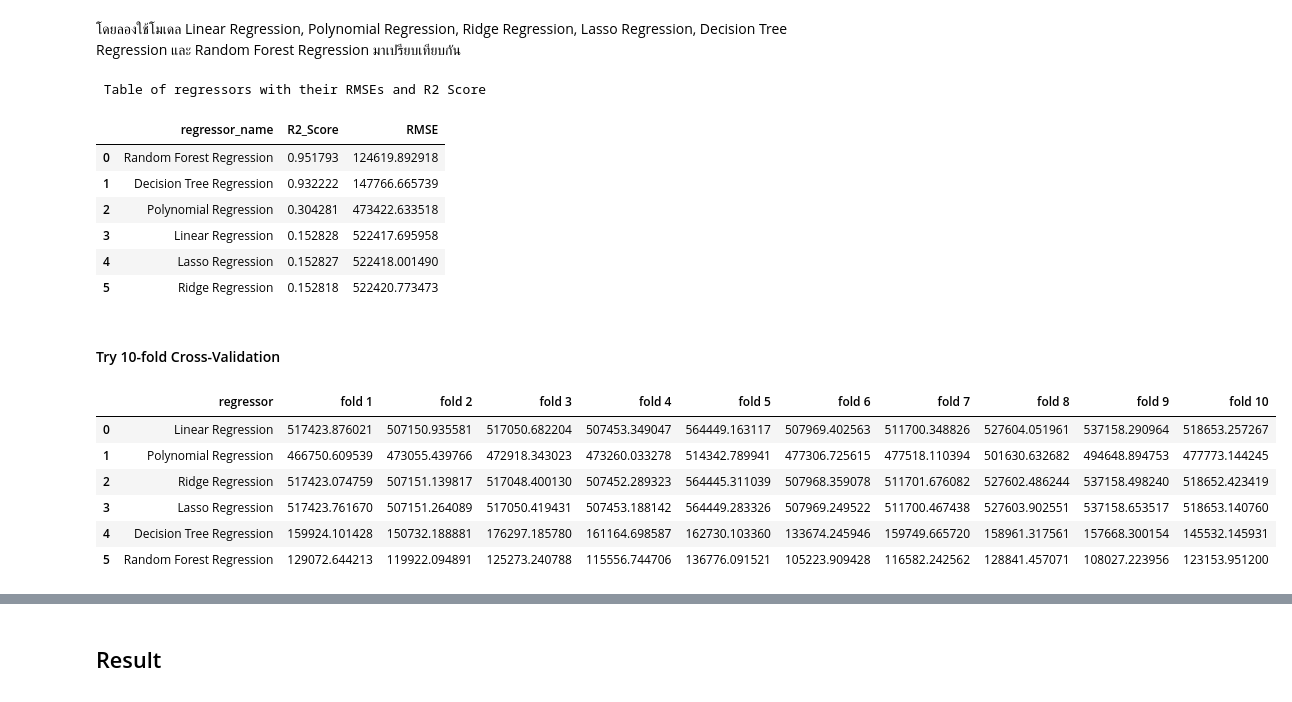
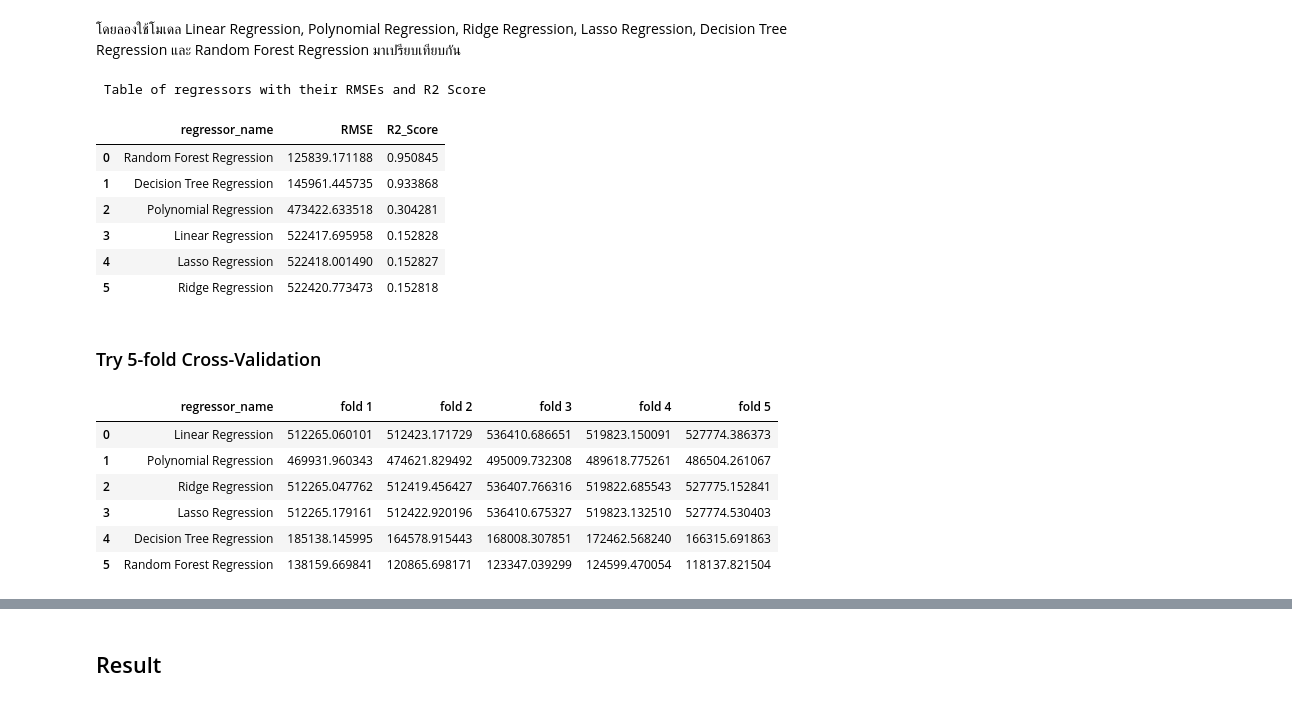
Before and after one commit to SatNichapon/DSI205_project, a Jupyter notebook: DSI205project.ipynb, the cells around one changed output, grey strips where cells are left out. Saved outputs shown, nothing was run; the diff lists cells and outputs as text; code cells hidden in the pictures.

```diff
--- a/DSI205project.ipynb
+++ b/DSI205project.ipynb
@@ -410,21 +405,22 @@ regressor_names = ['Linear Regression', 'Polynomial Regression', 'Ridge Regressi
 # %%
 # เรียกใช้ฟังก์ชัน evaluate_regressors_rmses_r2
 print('\033[1m Table of regressors with their RMSEs and R2 Score')
-evaluate_regressors_rmses_r2(regressors, regressor_names, X_train, y_train, X_test, y_test)
+first_result = evaluate_regressors_rmses_r2(regressors, regressor_names, X_train, y_train, X_test, y_test)
+first_result
 # %% [output]
  Table of regressors with their RMSEs and R2 Score
-|  | regressor_name | R2_Score | RMSE |
-| 0 | Random Forest Regression | 0.951793 | 124619.892918 |
-| 1 | Decision Tree Regression | 0.932222 | 147766.665739 |
-| 2 | Polynomial Regression | 0.304281 | 473422.633518 |
-| 3 | Linear Regression | 0.152828 | 522417.695958 |
-| 4 | Lasso Regression | 0.152827 | 522418.001490 |
-| 5 | Ridge Regression | 0.152818 | 522420.773473 |
+|  | regressor_name | RMSE | R2_Score |
+| 0 | Random Forest Regression | 125839.171188 | 0.950845 |
+| 1 | Decision Tree Regression | 145961.445735 | 0.933868 |
+| 2 | Polynomial Regression | 473422.633518 | 0.304281 |
+| 3 | Linear Regression | 522417.695958 | 0.152828 |
+| 4 | Lasso Regression | 522418.001490 | 0.152827 |
+| 5 | Ridge Regression | 522420.773473 | 0.152818 |
 # %% [markdown]
-#### Try 10-fold Cross-Validation
+### Try 5-fold Cross-Validation
 # %%
 # สร้างฟังก์ชัน compare_cross_val ที่รับค่า regressors, X_train, y_train โดยฟังก์ชันจะทำการ train โมเดล ทำนาย y_pred และ return ค่า RMSE และ R squared
-def compare_cross_val(regressors, X_train, y_train, cv=10, scoring='r2'):
+def compare_cv(regressors, X_train, y_train, cv=5, scoring='neg_root_mean_squared_error'):
 
   if scoring[:3] != 'neg':
     scores = [cross_val_score(regressor, X_train, y_train, cv=cv, scoring=scoring) for regressor in regressors]
@@ -435,17 +431,17 @@ def compare_cross_val(regressors, X_train, y_train, cv=10, scoring='r2'):
   cross_df = cross_df.reset_index()
 
   indices = [int(fold)+1 for fold in list(cross_df.columns)[1:]]
-  cross_df.columns = ['regressor'] + [f'fold {ind}' for ind in indices]
+  cross_df.columns = ['regressor_name'] + [f'fold {ind}' for ind in indices]
 
   return cross_df
 # %%
-compare_cross_val(regressors, X_train, y_train, cv=10, scoring='neg_root_mean_squared_error')
+compare_cv(regressors, X_train, y_train)
 # %% [output]
-|  | regressor | fold 1 | fold 2 | fold 3 | fold 4 | fold 5 | fold 6 | fold 7 | fold 8 | fold 9 | fold 10 |
-| 0 | Linear Regression | 517423.876021 | 507150.935581 | 517050.682204 | 507453.349047 | 564449.163117 | 507969.402563 | 511700.348826 | 527604.051961 | 537158.290964 | 518653.257267 |
-| 1 | Polynomial Regression | 466750.609539 | 473055.439766 | 472918.343023 | 473260.033278 | 514342.789941 | 477306.725615 | 477518.110394 | 501630.632682 | 494648.894753 | 477773.144245 |
-| 2 | Ridge Regression | 517423.074759 | 507151.139817 | 517048.400130 | 507452.289323 | 564445.311039 | 507968.359078 | 511701.676082 | 527602.486244 | 537158.498240 | 518652.423419 |
-| 3 | Lasso Regression | 517423.761670 | 507151.264089 | 517050.419431 | 507453.188142 | 564449.283326 | 507969.249522 | 511700.467438 | 527603.902551 | 537158.653517 | 518653.140760 |
-| 4 | Decision Tree Regression | 159924.101428 | 150732.188881 | 176297.185780 | 161164.698587 | 162730.103360 | 133674.245946 | 159749.665720 | 158961.317561 | 157668.300154 | 145532.145931 |
-| 5 | Random Forest Regression | 129072.644213 | 119922.094891 | 125273.240788 | 115556.744706 | 136776.091521 | 105223.909428 | 116582.242562 | 128841.457071 | 108027.223956 | 123153.951200 |
+|  | regressor_name | fold 1 | fold 2 | fold 3 | fold 4 | fold 5 |
+| 0 | Linear Regression | 512265.060101 | 512423.171729 | 536410.686651 | 519823.150091 | 527774.386373 |
+| 1 | Polynomial Regression | 469931.960343 | 474621.829492 | 495009.732308 | 489618.775261 | 486504.261067 |
+| 2 | Ridge Regression | 512265.047762 | 512419.456427 | 536407.766316 | 519822.685543 | 527775.152841 |
+| 3 | Lasso Regression | 512265.179161 | 512422.920196 | 536410.675327 | 519823.132510 | 527774.530403 |
+| 4 | Decision Tree Regression | 185138.145995 | 164578.915443 | 168008.307851 | 172462.568240 | 166315.691863 |
+| 5 | Random Forest Regression | 138159.669841 | 120865.698171 | 123347.039299 | 124599.470054 | 118137.821504 |
 # %%
```
Also changed, not shown: parts of 52 cells of this notebook.
